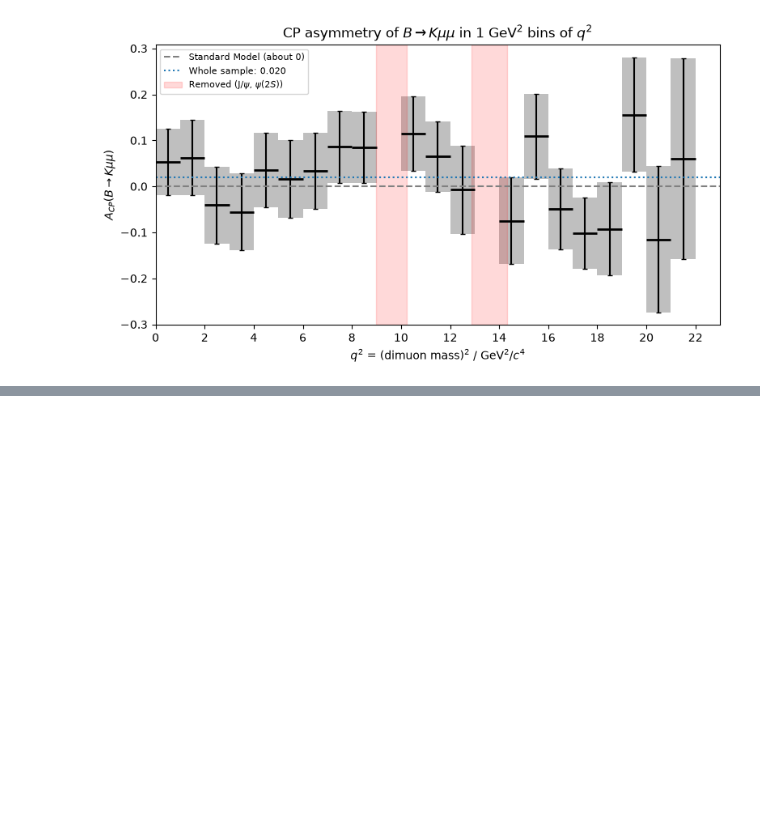
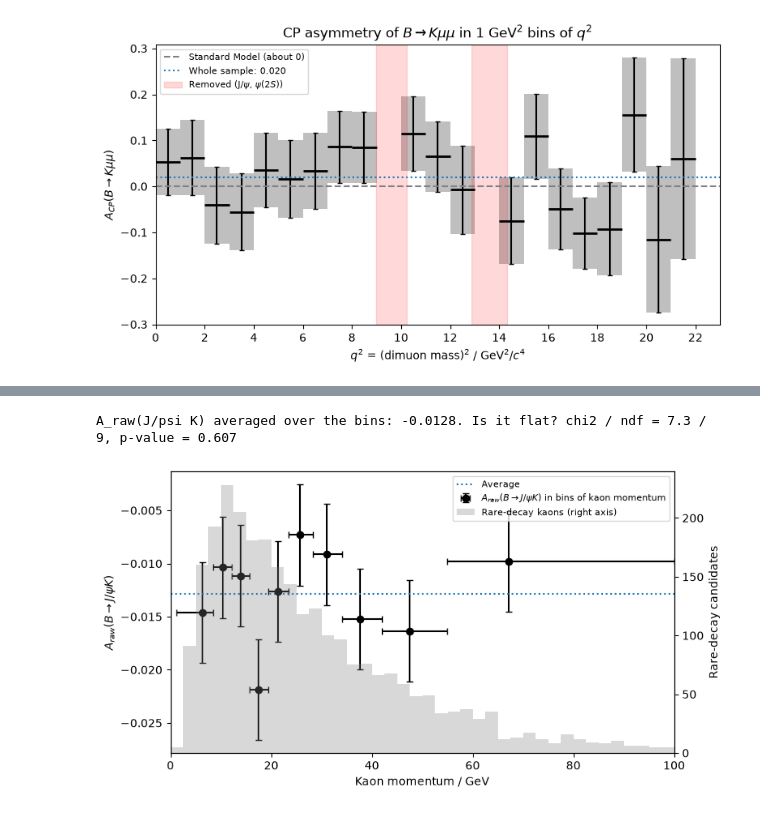
Before and after one commit to kamil-magom/kamil-sahrid-y3-cycle1-lab, a Jupyter notebook: sahrid/workbook.ipynb, the cells around one changed output, grey strips where cells are left out. Cells and saved outputs as stored; diff of their text form; code cells hidden in the pictures; blank space fills up the shorter version.

```diff
--- a/sahrid/workbook.ipynb
+++ b/sahrid/workbook.ipynb
@@ -2024,0 +2188,48 @@ plt.show()
+# %%
+def counted_asymmetry(mask, weights=None):
+    #A = (N(B-) - N(B+)) / (N(B-) + N(B+)) by counting (optionally weighted), with its statistical uncertainty
+    q = np.where(kaon_type[mask].to_numpy() == -321, 1.0, -1.0)   #+1 for a B-, -1 for a B+
+    w = np.ones(len(q)) if weights is None else np.asarray(weights)
+    a = np.sum(w * q) / np.sum(w)
+    return a, np.sqrt(np.sum(w**2) * (1 - a**2)) / np.sum(w)
+
+kaon_p = data['Kaon magnitude of momentum']
+p_edges = np.quantile(kaon_p[jpsi_window], np.linspace(0, 1, 11))   #10 bins with equal numbers of J/psi K candidates
+
+p_bins = []
+for lo, hi in zip(p_edges[:-1], p_edges[1:]):
+    in_bin = jpsi_window & (kaon_p >= lo) & (kaon_p <= hi)
+    a, a_err = counted_asymmetry(in_bin)
+    p_bins.append((lo, hi, np.median(kaon_p[in_bin]), a, a_err))
+p_lo, p_hi, p_mid, a_p, a_p_err = (np.array(x) for x in zip(*p_bins))
+
+#Is it flat? chi2 of the bins around their average
+w = 1 / a_p_err**2
+a_p_avg = np.sum(w * a_p) / np.sum(w)
+chi2_p, ndf_p = np.sum(w * (a_p - a_p_avg)**2), len(a_p) - 1
+print(f'A_raw(J/psi K) averaged over the bins: {a_p_avg:.4f}. Is it flat? chi2 / ndf = {chi2_p:.1f} / {ndf_p}, '
+      f'p-value = {chi2_distribution.sf(chi2_p, ndf_p):.3f}')
+
+#Each point sits at the median kaon momentum of its bin; the horizontal bar shows the bin's range.
+#The last bin has a very long tail, so the plot stops at 100 GeV (or a bit beyond the last point, if that is higher)
+p_max = max(100e3, 1.2 * p_mid.max())
+fig, ax = plt.subplots(figsize=(8, 4.5))
+ax.errorbar(p_mid / 1000, a_p, xerr=[(p_mid - p_lo) / 1000, (np.minimum(p_hi, p_max) - p_mid) / 1000], yerr=a_p_err,
+            fmt='o', color='black', capsize=3, label=r'$A_{raw}(B \to J/\psi K)$ in bins of kaon momentum')
+ax.axhline(a_p_avg, color='tab:blue', linestyle=':', label='Average')
+ax.set_xlabel('Kaon momentum / GeV')
+ax.set_ylabel(r'$A_{raw}(B \to J/\psi K)$')
+ax.set_xlim(0, p_max / 1000)
+
+#Where the rare decay's kaons are, for comparison
+ax2 = ax.twinx()
+ax2.hist(kaon_p[rare_window] / 1000, bins=np.linspace(0, p_max, 41) / 1000, color='grey', alpha=0.3,
+         label='Rare-decay kaons (right axis)')
+ax2.set_ylabel('Rare-decay candidates')
+lines, labels = ax.get_legend_handles_labels()
+lines2, labels2 = ax2.get_legend_handles_labels()
+ax.legend(lines + lines2, labels + labels2, fontsize=8, loc='upper right')
+plt.show()
+# %% [output]
+A_raw(J/psi K) averaged over the bins: -0.0128. Is it flat? chi2 / ndf = 7.3 / 9, p-value = 0.607
+[figure, added]
```
Also changed, not shown: parts of 13 cells of this notebook.
